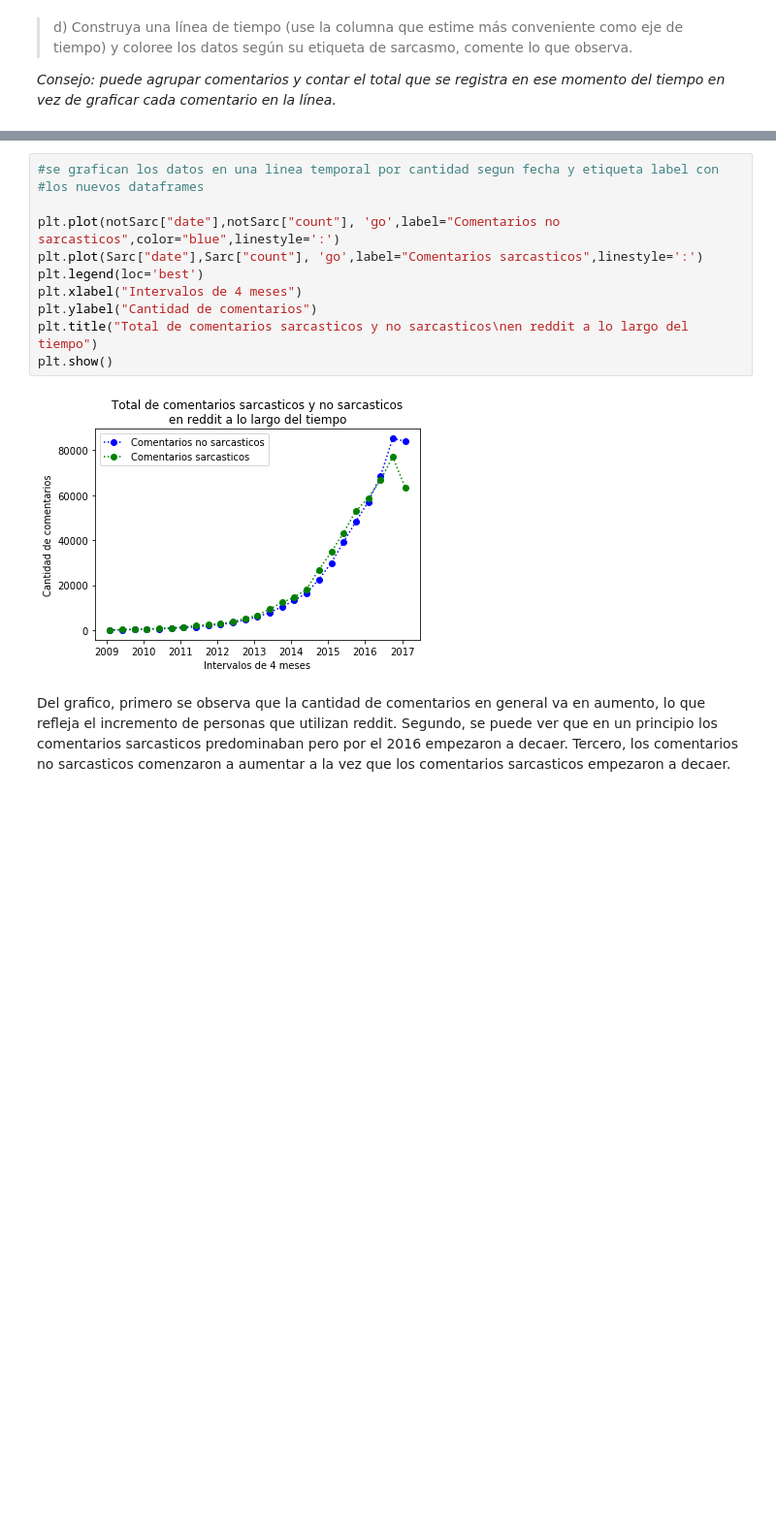
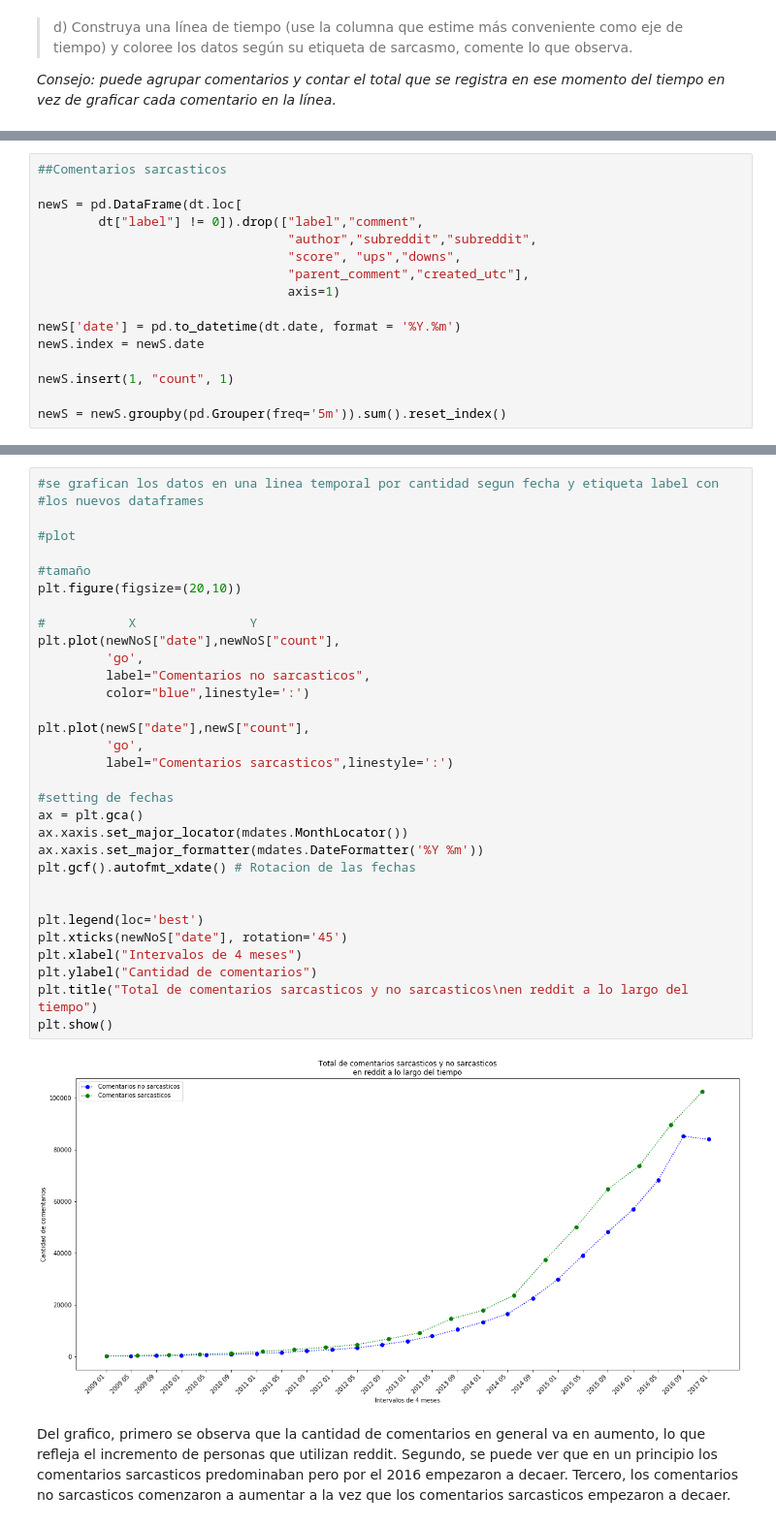
Before and after one commit to DankerMarthox/ESTACA, a Jupyter notebook: Laboratorio1/Laboratorio 1.ipynb, the cells around one changed output, grey strips where cells are left out. Shown at 97% size. Cells and saved outputs as stored; diff of their text form; blank space fills up the shorter version.

```diff
--- a/Laboratorio1/Laboratorio 1.ipynb
+++ b/Laboratorio1/Laboratorio 1.ipynb
@@ -107,0 +118,16 @@ Sarc = pd.DataFrame(new_data.loc[new_data["label"] != 0])
+# %%
+##Comentarios sarcasticos
+
+newS = pd.DataFrame(dt.loc[
+        dt["label"] != 0]).drop(["label","comment",
+                                 "author","subreddit","subreddit",
+                                 "score", "ups","downs",
+                                 "parent_comment","created_utc"],
+                                 axis=1)
+
+newS['date'] = pd.to_datetime(dt.date, format = '%Y.%m')
+newS.index = newS.date
+
+newS.insert(1, "count", 1)
+
+newS = newS.groupby(pd.Grouper(freq='5m')).sum().reset_index()
@@ -108,16 +138,37 @@ Sarc = pd.DataFrame(new_data.loc[new_data["label"] != 0])
 # %%
 #se grafican los datos en una linea temporal por cantidad segun fecha y etiqueta label con
 #los nuevos dataframes
 
-plt.plot(notSarc["date"],notSarc["count"], 'go',label="Comentarios no sarcasticos",color="blue",linestyle=':')
-plt.plot(Sarc["date"],Sarc["count"], 'go',label="Comentarios sarcasticos",linestyle=':')
+#plot
+
+#tamaño
+plt.figure(figsize=(20,10))
+
+#           X               Y
+plt.plot(newNoS["date"],newNoS["count"],
+         'go',
+         label="Comentarios no sarcasticos",
+         color="blue",linestyle=':')
+
+plt.plot(newS["date"],newS["count"],
+         'go',
+         label="Comentarios sarcasticos",linestyle=':')
+
+#setting de fechas
+ax = plt.gca()
+ax.xaxis.set_major_locator(mdates.MonthLocator())
+ax.xaxis.set_major_formatter(mdates.DateFormatter('%Y %m'))
+plt.gcf().autofmt_xdate() # Rotacion de las fechas
+
+
 plt.legend(loc='best')
+plt.xticks(newNoS["date"], rotation='45')
 plt.xlabel("Intervalos de 4 meses")
 plt.ylabel("Cantidad de comentarios")
 plt.title("Total de comentarios sarcasticos y no sarcasticos\nen reddit a lo largo del tiempo")
 plt.show()
 # %% [output]
-[figure, old version]
+[figure, new version]
 # %% [markdown]
 Del grafico, primero se observa que la cantidad de comentarios en general va en aumento, lo que refleja
 el incremento de personas que utilizan reddit. Segundo, se puede ver que en un principio los comentarios
```
Also changed, not shown: parts of 31 cells of this notebook.
